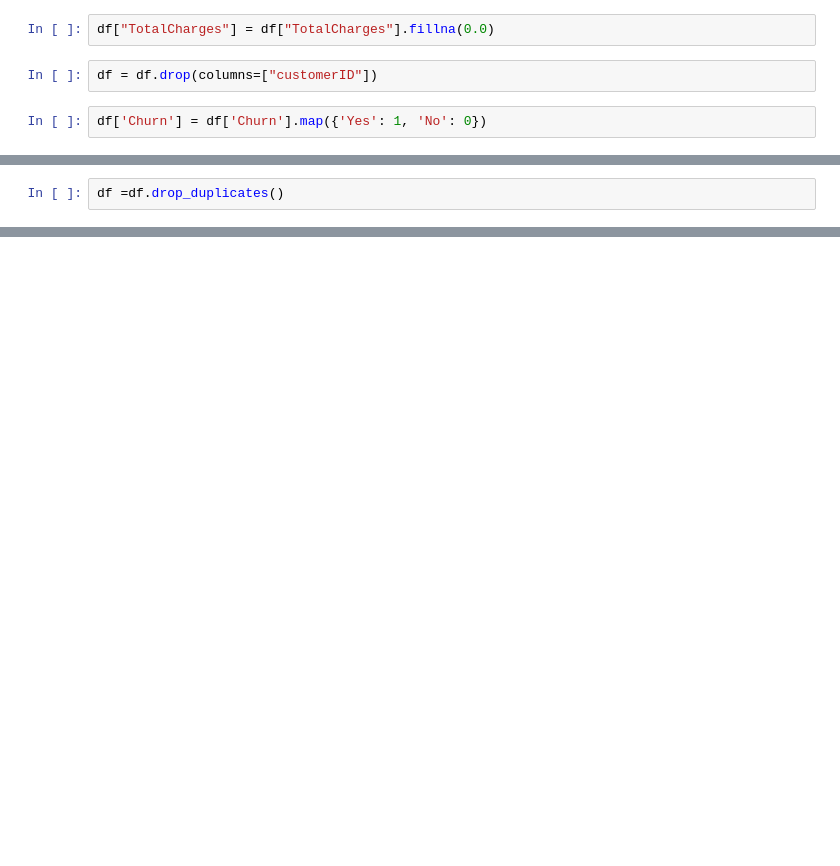
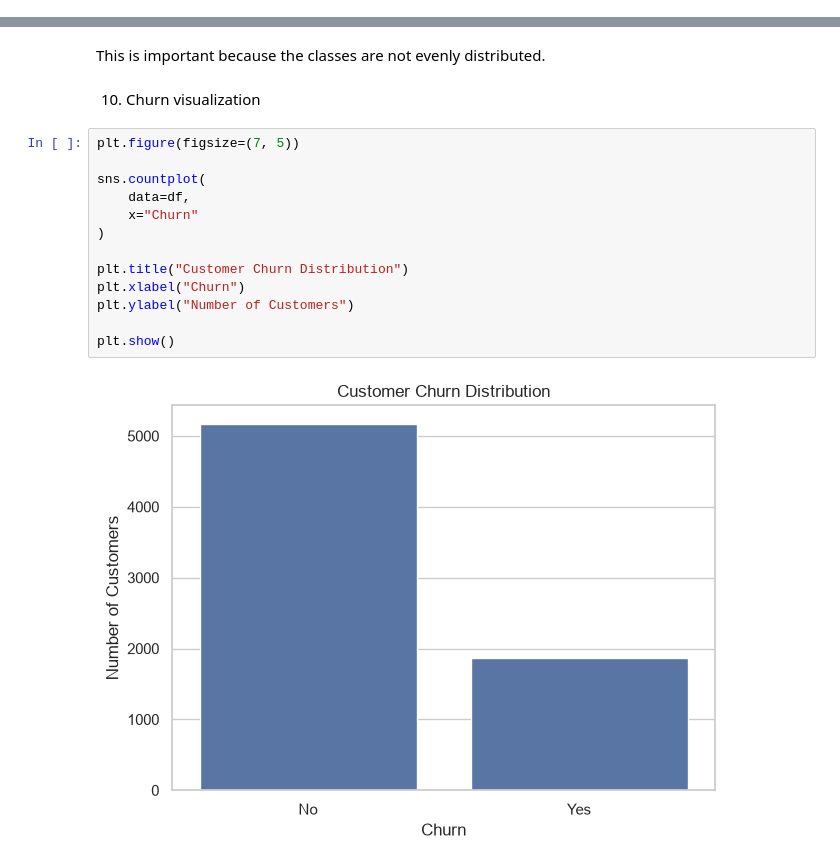
Before and after one commit to saritalavania93/ChurnSense, a Jupyter notebook: notebooks/eda.ipynb, the cells around one changed output, grey strips where cells are left out. Saved outputs shown, nothing was run; the diff lists cells and outputs as text; blank space fills up the shorter version.

```diff
--- a/notebooks/eda.ipynb
+++ b/notebooks/eda.ipynb
@@ -97,6 +100,0 @@ dtype: int64
-# %%
-df["TotalCharges"] = df["TotalCharges"].fillna(0.0)
-# %%
-df = df.drop(columns=["customerID"])
-# %%
-df['Churn'] = df['Churn'].map({'Yes': 1, 'No': 0})
@@ -107,2 +100,0 @@ np.int64(22)
-# %%
-df =df.drop_duplicates()
@@ -108,0 +188,19 @@ df =df.drop_duplicates()
+# %% [markdown]
+This is important because the classes are not evenly distributed.
+# %% [markdown]
+10. Churn visualization
+# %%
+plt.figure(figsize=(7, 5))
+
+sns.countplot(
+    data=df,
+    x="Churn"
+)
+
+plt.title("Customer Churn Distribution")
+plt.xlabel("Churn")
+plt.ylabel("Number of Customers")
+
+plt.show()
+# %% [output]
+[figure, added]
```
Also changed, not shown: parts of 39 cells of this notebook, 1 other file.
